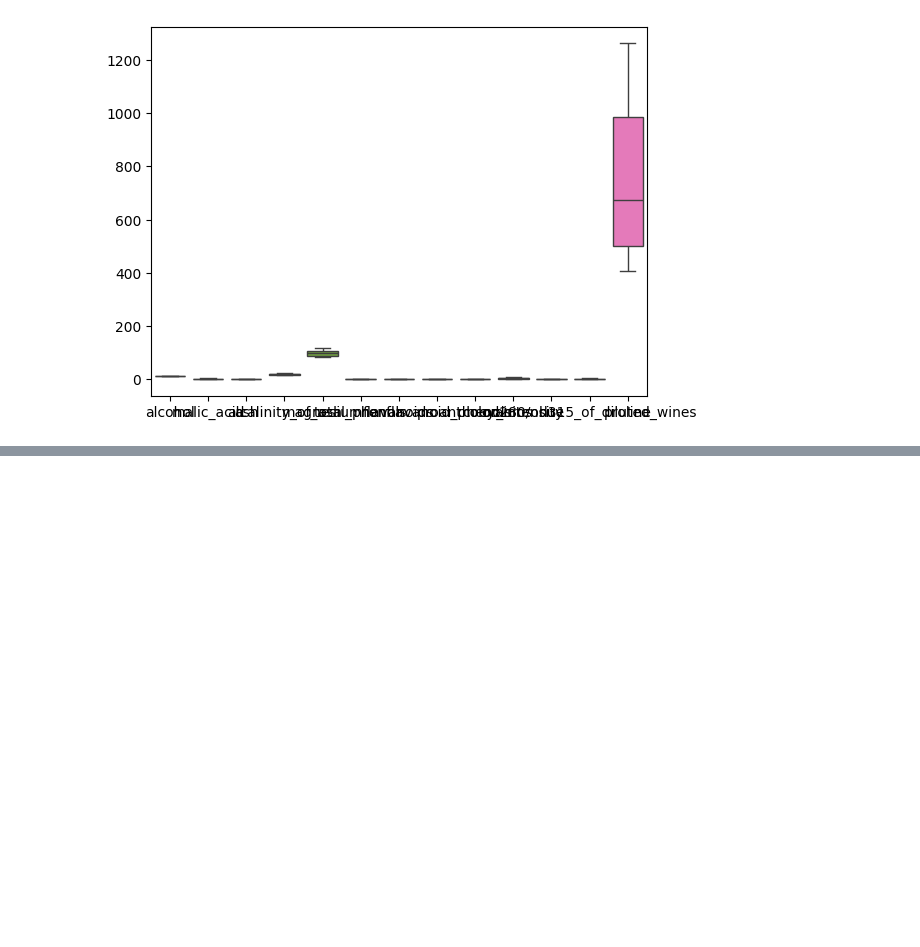
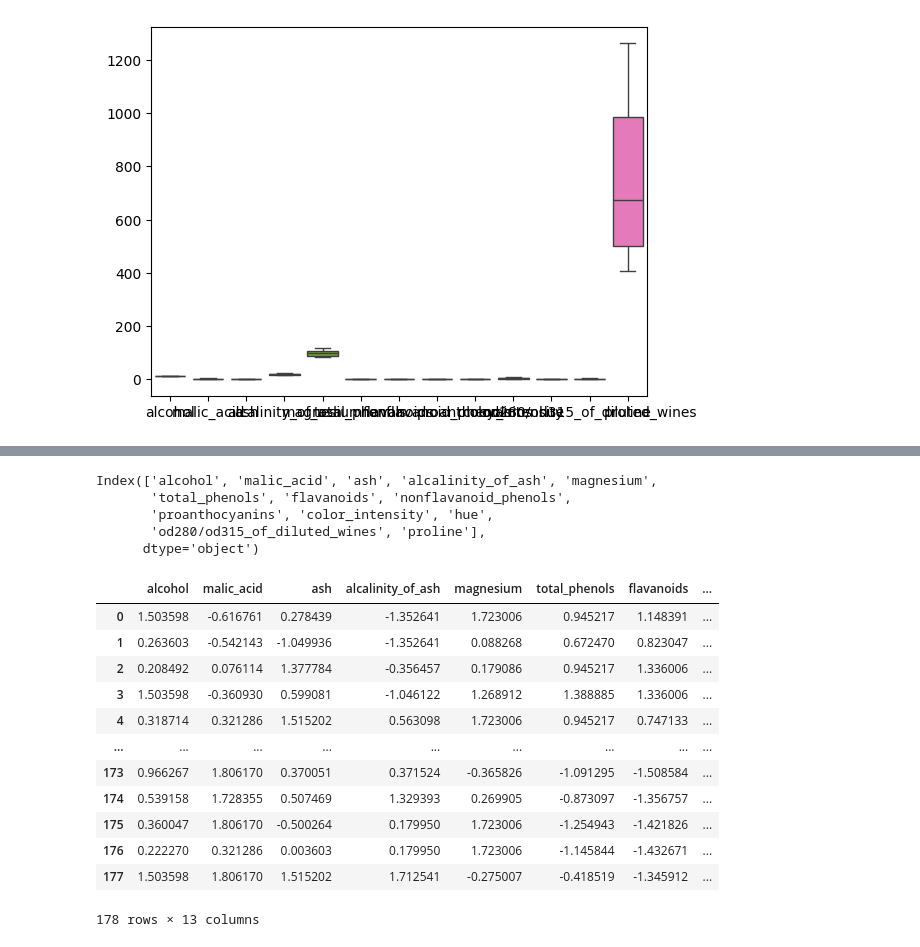
Before and after one commit to Pruthvik-Machhi/data-preprocessing, a Jupyter notebook: wine.ipynb, the cells around one changed output, grey strips where cells are left out. Saved outputs shown, nothing was run; the diff lists cells and outputs as text; code cells hidden in the pictures; blank space fills up the shorter version.

```diff
--- a/wine.ipynb
+++ b/wine.ipynb
@@ -129,3 +129,8 @@ sns.boxplot(df)
 # %% [output]
 <Axes: >
 [figure]
+# %%
+from sklearn.preprocessing import StandardScaler
+st=StandardScaler()
+df1=st.fit_transform(df)
+df1
@@ -131,0 +151,26 @@ sns.boxplot(df)
+# %%
+col=df.columns
+col
+# %% [output]
+Index(['alcohol', 'malic_acid', 'ash', 'alcalinity_of_ash', 'magnesium',
+       'total_phenols', 'flavanoids', 'nonflavanoid_phenols',
+       'proanthocyanins', 'color_intensity', 'hue',
+       'od280/od315_of_diluted_wines', 'proline'],
+      dtype='object')
+# %%
+df2=pd.DataFrame(df1,columns=col)
+df2
+# %% [output]
+|  | alcohol | malic_acid | ash | alcalinity_of_ash | magnesium | total_phenols | flavanoids | ... |
+| 0 | 1.503598 | -0.616761 | 0.278439 | -1.352641 | 1.723006 | 0.945217 | 1.148391 | ... |
+| 1 | 0.263603 | -0.542143 | -1.049936 | -1.352641 | 0.088268 | 0.672470 | 0.823047 | ... |
+| 2 | 0.208492 | 0.076114 | 1.377784 | -0.356457 | 0.179086 | 0.945217 | 1.336006 | ... |
+| 3 | 1.503598 | -0.360930 | 0.599081 | -1.046122 | 1.268912 | 1.388885 | 1.336006 | ... |
+| 4 | 0.318714 | 0.321286 | 1.515202 | 0.563098 | 1.723006 | 0.945217 | 0.747133 | ... |
+| ... | ... | ... | ... | ... | ... | ... | ... | ... |
+| 173 | 0.966267 | 1.806170 | 0.370051 | 0.371524 | -0.365826 | -1.091295 | -1.508584 | ... |
+| 174 | 0.539158 | 1.728355 | 0.507469 | 1.329393 | 0.269905 | -0.873097 | -1.356757 | ... |
+| 175 | 0.360047 | 1.806170 | -0.500264 | 0.179950 | 1.723006 | -1.254943 | -1.421826 | ... |
+| 176 | 0.222270 | 0.321286 | 0.003603 | 0.179950 | 1.723006 | -1.145844 | -1.432671 | ... |
+| 177 | 1.503598 | 1.806170 | 1.515202 | 1.712541 | -0.275007 | -0.418519 | -1.345912 | ... |
+178 rows × 13 columns
```
Also changed, not shown: parts of 10 cells of this notebook.
